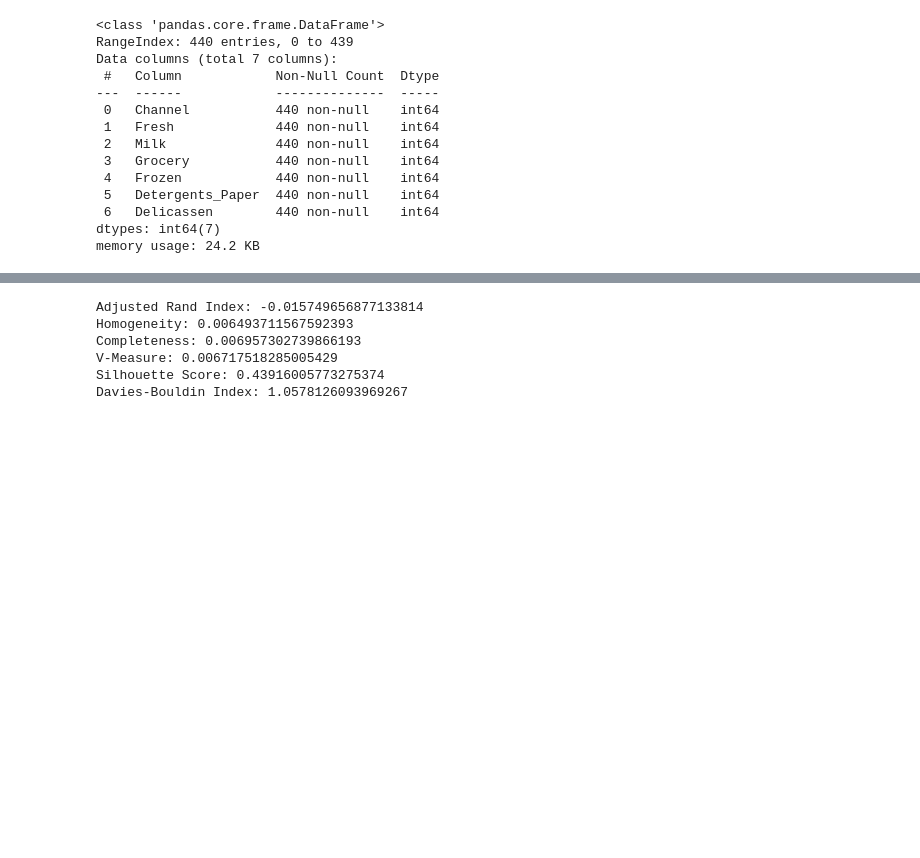
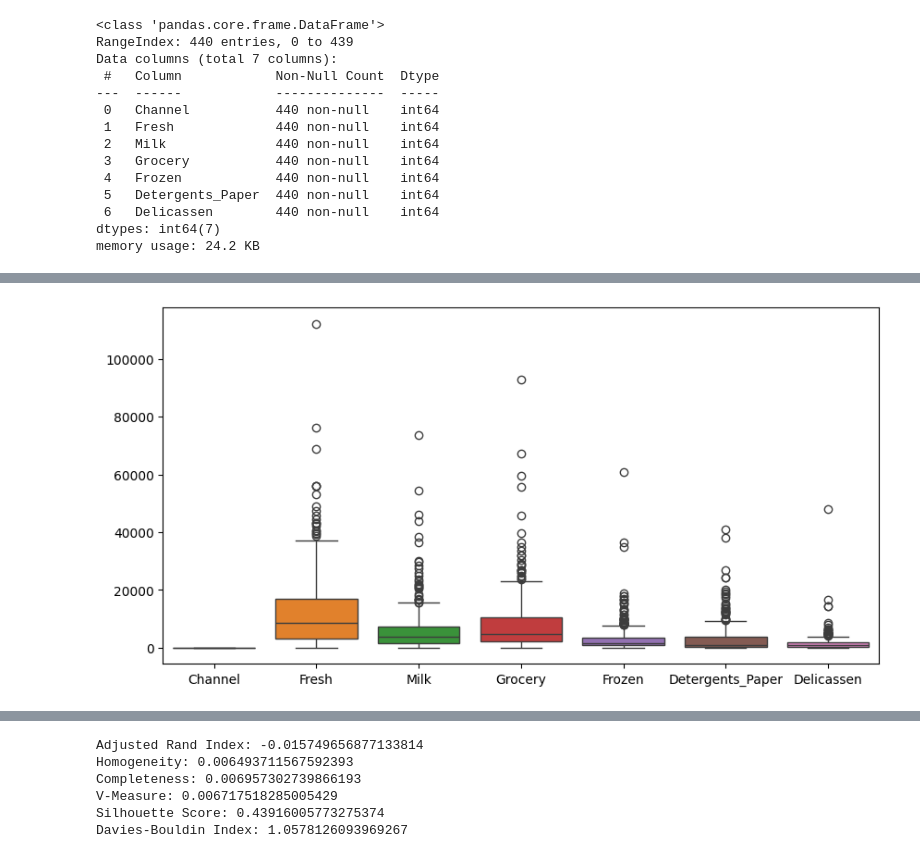
Before and after one commit to Wolff404/Clustering, a Jupyter notebook: Clustering_of_Wholesale_Customers.ipynb, the cells around one changed output, grey strips where cells are left out. Saved outputs shown, nothing was run; the diff lists cells and outputs as text; code cells hidden in the pictures; blank space fills up the shorter version.

```diff
--- a/Clustering_of_Wholesale_Customers.ipynb
+++ b/Clustering_of_Wholesale_Customers.ipynb
@@ -53,0 +92,5 @@ memory usage: 24.2 KB
+# %%
+plt.figure(figsize=(10, 5))
+fig = sb.boxplot(data=dataset)
+# %% [output]
+[figure, added]
```
Also changed, not shown: parts of 37 cells of this notebook, 1 other file.
